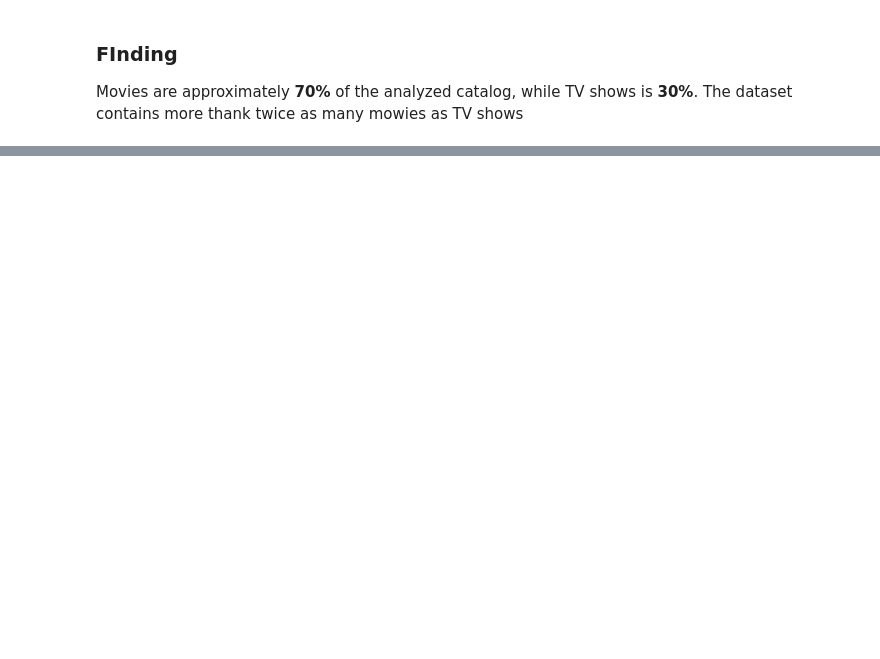
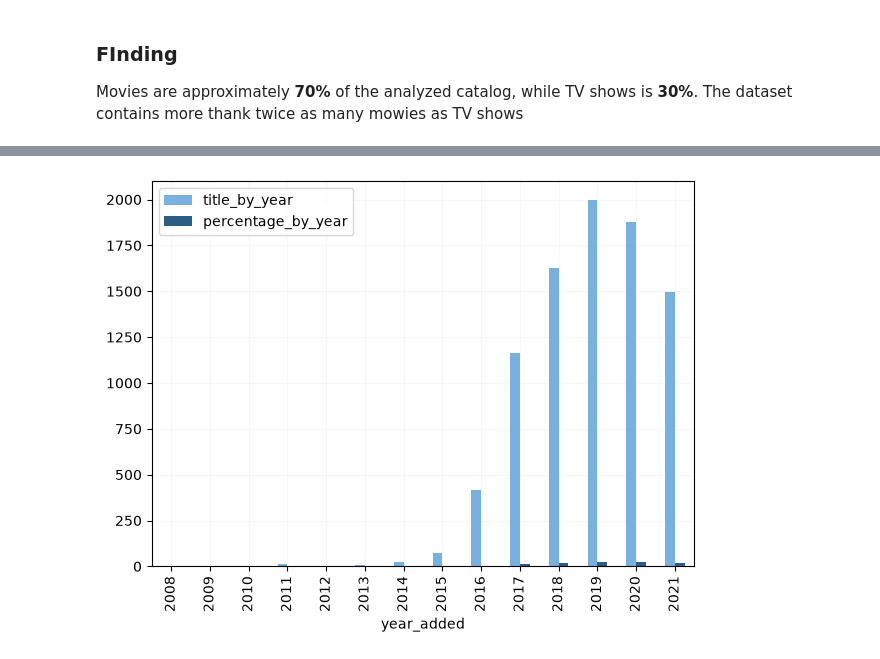
Before and after one commit to studzinskimilosz/exploratory-data-analysis, a Jupyter notebook: 01_netflix_catalog/notebook/netflix_catalogy_eda.ipynb, the cells around one changed output, grey strips where cells are left out. Cells and saved outputs as stored; diff of their text form; code cells hidden in the pictures; blank space fills up the shorter version.

```diff
--- a/01_netflix_catalog/notebook/netflix_catalogy_eda.ipynb
+++ b/01_netflix_catalog/notebook/netflix_catalogy_eda.ipynb
@@ -43,0 +46,10 @@ Movies are approximately **70%** of the analyzed catalog, while TV shows is **30
+# %%
+titles_by_year = (
+    df["year_added"]
+    .dropna()
+    .astype(int)
+    .value_counts()
+    .sort_index()
+)
+
+titles_by_year
@@ -43,0 +73,7 @@ Movies are approximately **70%** of the analyzed catalog, while TV shows is **30
+# %%
+percentage_by_year = (titles_by_year * 100 / titles_by_year.sum()).round(2)
+
+yearly_summary = pd.DataFrame({
+    "title_by_year": titles_by_year,
+    "percentage_by_year": percentage_by_year
+})
@@ -43,0 +99,8 @@ Movies are approximately **70%** of the analyzed catalog, while TV shows is **30
+# %%
+yearly_summary.plot(kind='bar', figsize=(7, 5), color=['#78b0de', '#2d5d85'], alpha=1.0)
+
+plt.grid(alpha=0.1)
+
+plt.show()
+# %% [output]
+[figure, added]
```
Also changed, not shown: parts of 10 cells of this notebook.
